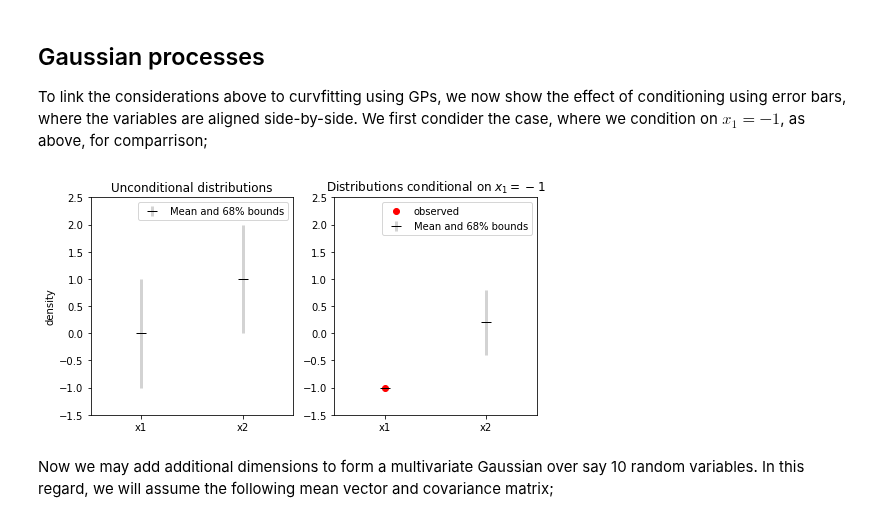
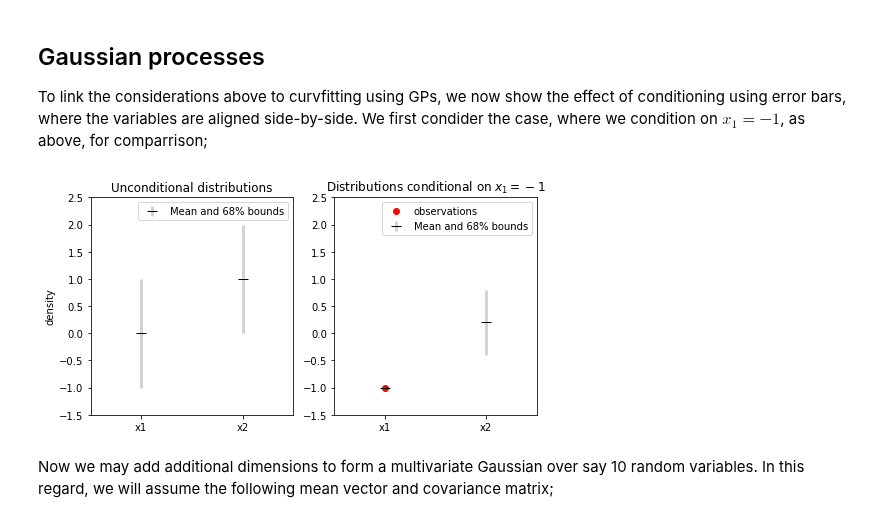
Before and after one commit to SebastianGlavind/PhD-study, a Jupyter notebook: Gaussian-processes/GPintro_intuitive.ipynb, the cells around one changed output. Saved outputs shown, nothing was run; the diff lists cells and outputs as text; code cells hidden in the pictures.

```diff
--- a/Gaussian-processes/GPintro_intuitive.ipynb
+++ b/Gaussian-processes/GPintro_intuitive.ipynb
@@ -323,35 +323,35 @@ To link the considerations above to curvfitting using GPs, we now show the effec
 # Plot the conditional distributions
 fig = plt.figure(figsize=(8, 4))
 gs = gridspec.GridSpec(1, 2)#, width_ratios=[2, 1], height_ratios=[2, 1])
 # gs.update(wspace=0., hspace=0.)
 
 # Unconditional distributions
 ax1 = plt.subplot(gs[0])
 yerr = mean
 dyerr = np.sqrt(np.diag(cov))
 ax1.errorbar(x = np.arange(2), y = yerr, yerr=dyerr, fmt='_', color='black', markersize='10', ecolor='lightgray', elinewidth=3, capsize=0, label='Mean and 68% bounds');
 ax1.axis([-0.5, 1.5, -1.5, 2.5]);
 ax1.set_xticks([0,1])
 ax1.set_xticklabels(['x1','x2'])
 ax1.set_ylabel('density')
 ax1.title.set_text('Unconditional distributions')
 ax1.legend(loc="upper right")
 
 # Conditional distributions
 ax2 = plt.subplot(gs[1])
 yerr = np.array([x1_condition, mean_x2givenx1])
 dyerr = np.array([0, np.sqrt(cov_x2givenx1)])
-ax2.plot(0, x1_condition, 'or', label='observed')
+ax2.plot(0, x1_condition, 'or', label='observations')
 ax2.errorbar(x = np.arange(2), y = yerr, yerr=dyerr, fmt='_', color='black', markersize='10', ecolor='lightgray', elinewidth=3, capsize=0, label='Mean and 68% bounds');
 ax2.axis([-0.5, 1.5, -1.5, 2.5]);
 ax2.set_xticks([0,1])
 ax2.set_xticklabels(['x1','x2'])
 ax2.title.set_text('Distributions conditional on $x_1=-1$')
 ax2.legend(loc="upper right")
 plt.show()
 #
 # %% [output]
-[figure, old version]
+[figure, new version]
 # %% [markdown]
 Now we may add additional dimensions to form a multivariate Gaussian over say 10 random variables. In this regard, we will assume the following mean vector and covariance matrix;
 # %%
```
Also changed, not shown: parts of 10 cells of this notebook.
